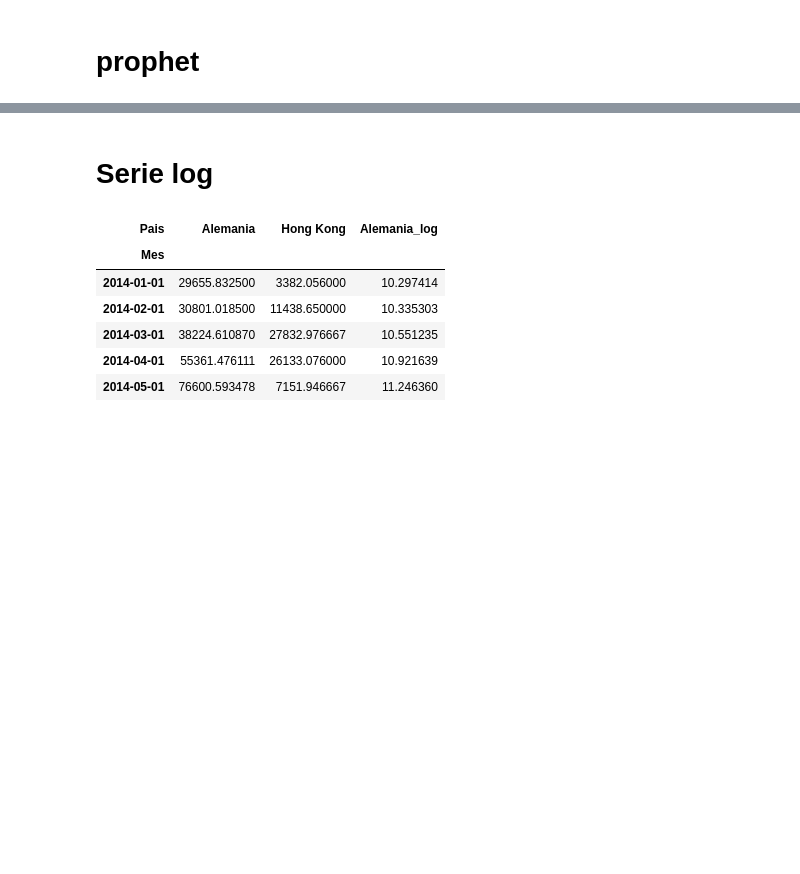
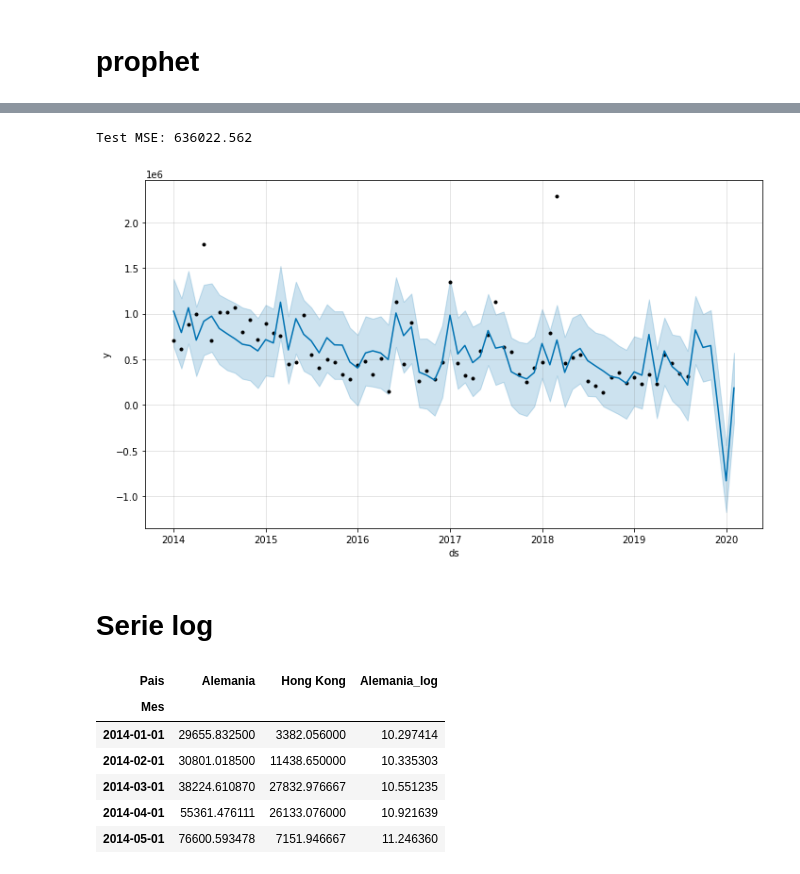
Before and after one commit to halepz/Proyecto_1_MAAD, a Jupyter notebook: Proyecto 1 (Paises).ipynb, the cells around one changed output, grey strips where cells are left out. Saved outputs shown, nothing was run; the diff lists cells and outputs as text; code cells hidden in the pictures; blank space fills up the shorter version.

```diff
--- a/Proyecto 1 (Paises).ipynb
+++ b/Proyecto 1 (Paises).ipynb
@@ -516,0 +644,11 @@ for m in range(len(p)):
+# %%
+X = dffp.values
+size = int(len(X) * 0.9)
+train, test = X[0:size], X[size:len(df)]
+test1 =pd.DataFrame(test)
+test1.columns = ['ds', 'y']
+test1['ds'] = pd.to_datetime(test1['ds'])
+train1 =pd.DataFrame(train)
+train1.columns = ['ds', 'y']
+train1['ds'] = pd.to_datetime(train1['ds'])
+train1.head()
@@ -516,0 +667,19 @@ for m in range(len(p)):
+# %%
+prediccion = pd.DataFrame(columns = ['ds', 'yhat', 'yhat_lower','yhat_upper'])
+for l in range(7):
+    for t in range(len(test1)):
+        model = Prophet(n_changepoints = 1)
+        model_fit = model.fit(train1)
+        future = model.make_future_dataframe(periods = l , freq = 'M')
+        forecast = model.predict(future)
+        forecast['ds'].iloc[-6:] =forecast['ds'].iloc[-6:] + timedelta(days=1)
+        #print(len(forecast))
+        obs = pd.DataFrame(test1[['ds','y']].iloc[:l])
+prediccion = prediccion.append(forecast[['ds', 'yhat', 'yhat_lower','yhat_upper']])
+
+print(prediccion)
+
+        #train1 = train1.append(obs, ignore_index = True)
+        #prediccion = prediccion.append(forecast[['ds', 'yhat', 'yhat_lower','yhat_upper']])
+        #yhat =pd.DataFrame(forecast[['yhat'][-1:]])
+        #predictions.append(yhat)
@@ -517,3 +734,13 @@ for m in range(len(p)):
+# %%
+from sklearn.metrics import mean_squared_error
+error = mean_squared_error(test1['y'], prediccion['yhat'].iloc[-8:]) **0.5
+print('Test MSE: %.3f' % error)
+# %% [output]
+Test MSE: 636022.562
+# %%
+fig2 = model.plot(prediccion)
+# %% [output]
+[figure, added]
 # %% [markdown]
 # Serie log
 # %%
```
Also changed, not shown: parts of 16 cells of this notebook, 2 other files.
